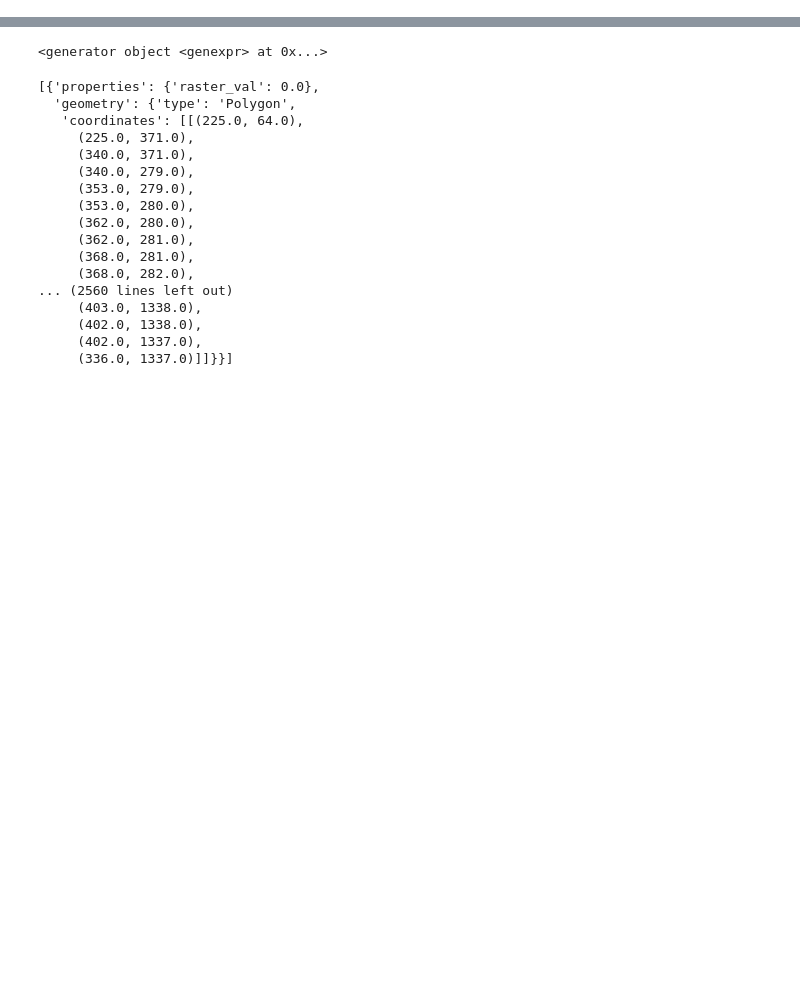
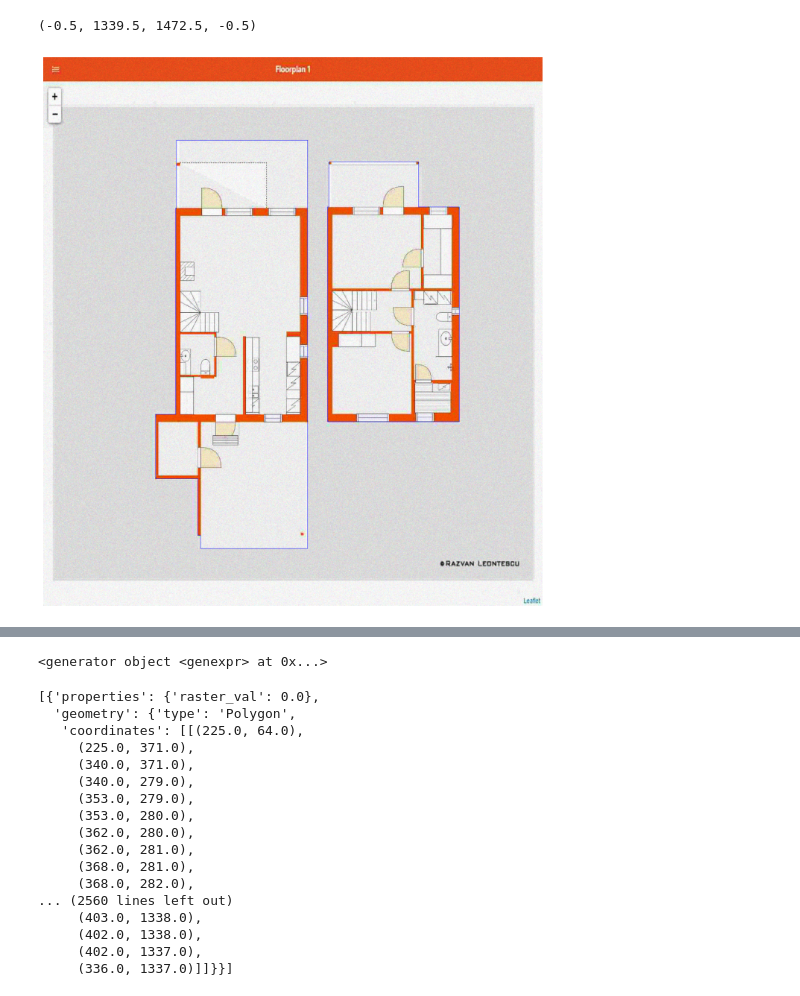
Before and after one commit to MaclaurinSeries/floorplan-reconstruction-dataset, a Jupyter notebook: dataset-manager.ipynb, the cells around one changed output, grey strips where cells are left out. Saved outputs shown, nothing was run; the diff lists cells and outputs as text; code cells hidden in the pictures; blank space fills up the shorter version.

```diff
--- a/dataset-manager.ipynb
+++ b/dataset-manager.ipynb
@@ -9,3 +14,8 @@ import matplotlib.image as mpimg
+# %%
+Image(url='./example_3.svg', width=800)
+# %% [output]
+(-0.5, 1339.5, 1472.5, -0.5)
+[figure, added]
 # %%
 from src.ImageUtil import openRgb
 
```
Also changed, not shown: parts of 5 cells of this notebook, 6 other files.
